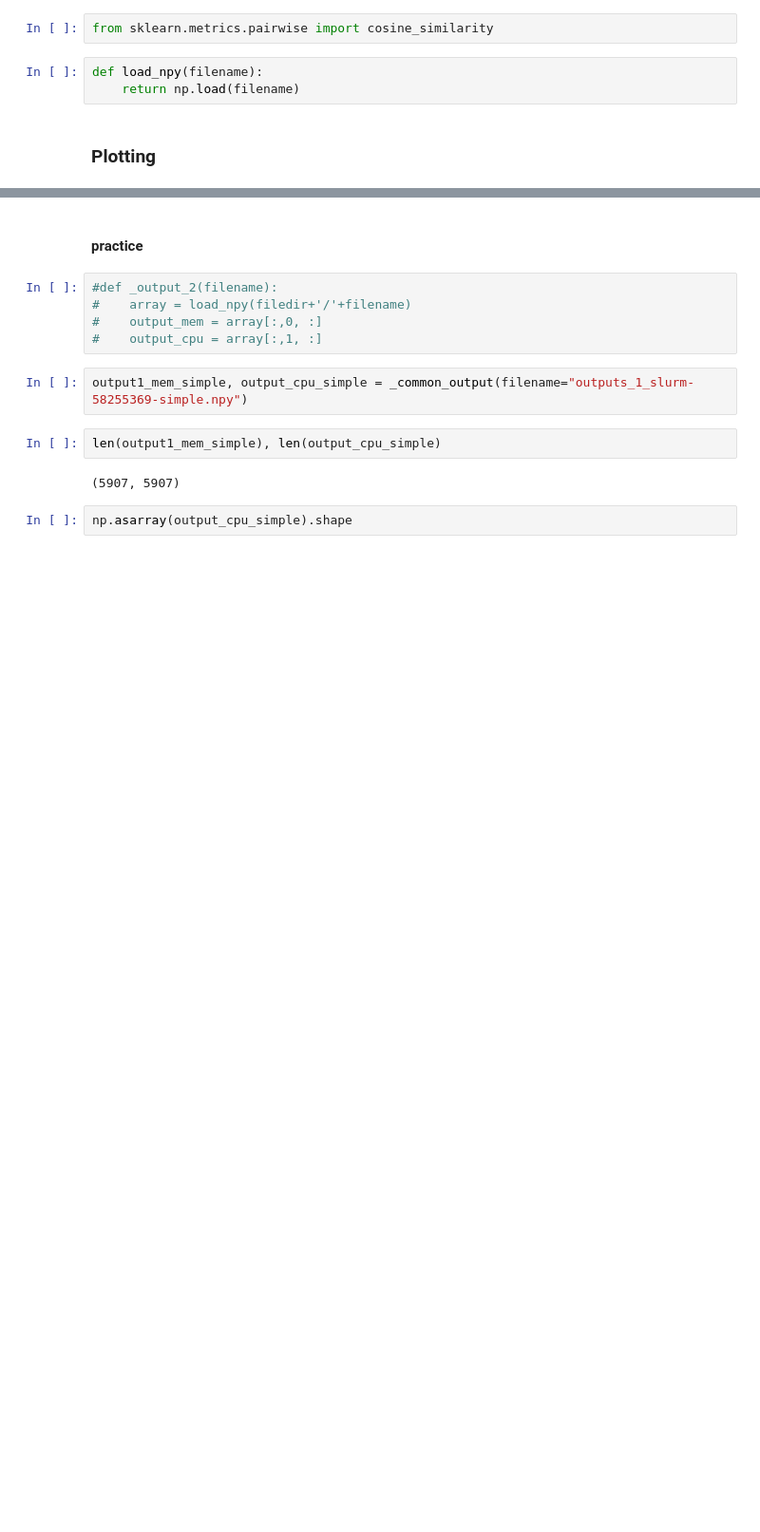
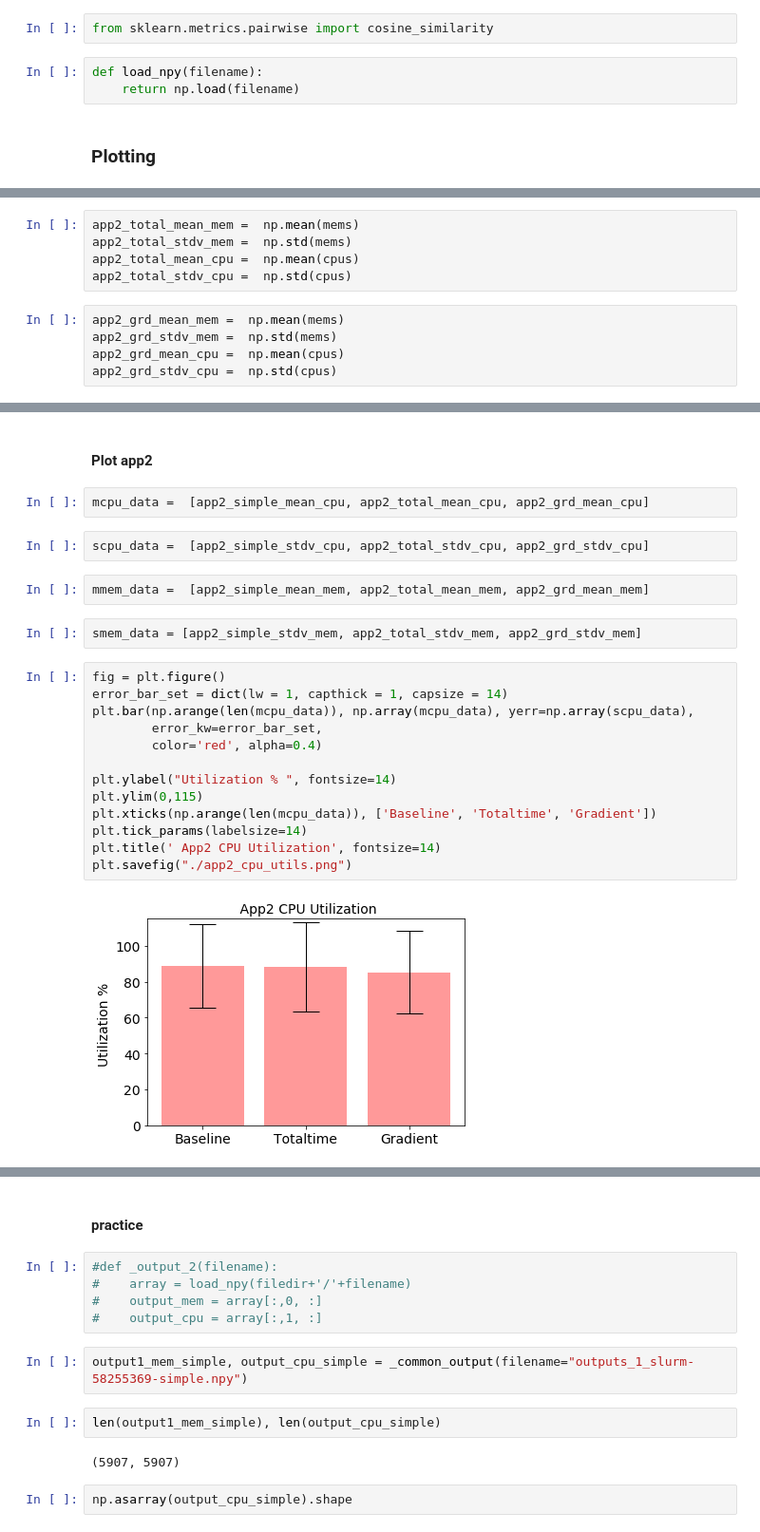
Before and after one commit to Parsl/parsl, a Jupyter notebook: parsl/dataflow/workspace/1-app-slurm-performanceio.ipynb, the cells around one changed output, grey strips where cells are left out. Shown at 95% size. Saved outputs shown, nothing was run; the diff lists cells and outputs as text; blank space fills up the shorter version.

Commit message:
utilization notebook

```diff
--- a/parsl/dataflow/workspace/1-app-slurm-performanceio.ipynb
+++ b/parsl/dataflow/workspace/1-app-slurm-performanceio.ipynb
@@ -24,0 +102,10 @@ def _common_output(filedir='.', filename='output'):
+# %%
+app2_total_mean_mem =  np.mean(mems)
+app2_total_stdv_mem =  np.std(mems)
+app2_total_mean_cpu =  np.mean(cpus)
+app2_total_stdv_cpu =  np.std(cpus)
+# %%
+app2_grd_mean_mem =  np.mean(mems)
+app2_grd_stdv_mem =  np.std(mems)
+app2_grd_mean_cpu =  np.mean(cpus)
+app2_grd_stdv_cpu =  np.std(cpus)
@@ -24,0 +122,25 @@ def _common_output(filedir='.', filename='output'):
+# %% [markdown]
+#### Plot app2
+# %%
+mcpu_data =  [app2_simple_mean_cpu, app2_total_mean_cpu, app2_grd_mean_cpu]
+# %%
+scpu_data =  [app2_simple_stdv_cpu, app2_total_stdv_cpu, app2_grd_stdv_cpu]
+# %%
+mmem_data =  [app2_simple_mean_mem, app2_total_mean_mem, app2_grd_mean_mem]
+# %%
+smem_data = [app2_simple_stdv_mem, app2_total_stdv_mem, app2_grd_stdv_mem]
+# %%
+fig = plt.figure()
+error_bar_set = dict(lw = 1, capthick = 1, capsize = 14)
+plt.bar(np.arange(len(mcpu_data)), np.array(mcpu_data), yerr=np.array(scpu_data),
+        error_kw=error_bar_set,
+        color='red', alpha=0.4)
+
+plt.ylabel("Utilization % ", fontsize=14)
+plt.ylim(0,115)
+plt.xticks(np.arange(len(mcpu_data)), ['Baseline', 'Totaltime', 'Gradient'])
+plt.tick_params(labelsize=14)
+plt.title(' App2 CPU Utilization', fontsize=14)
+plt.savefig("./app2_cpu_utils.png")
+# %% [output]
+[figure, added]
```
Also changed, not shown: parts of 39 cells of this notebook.
